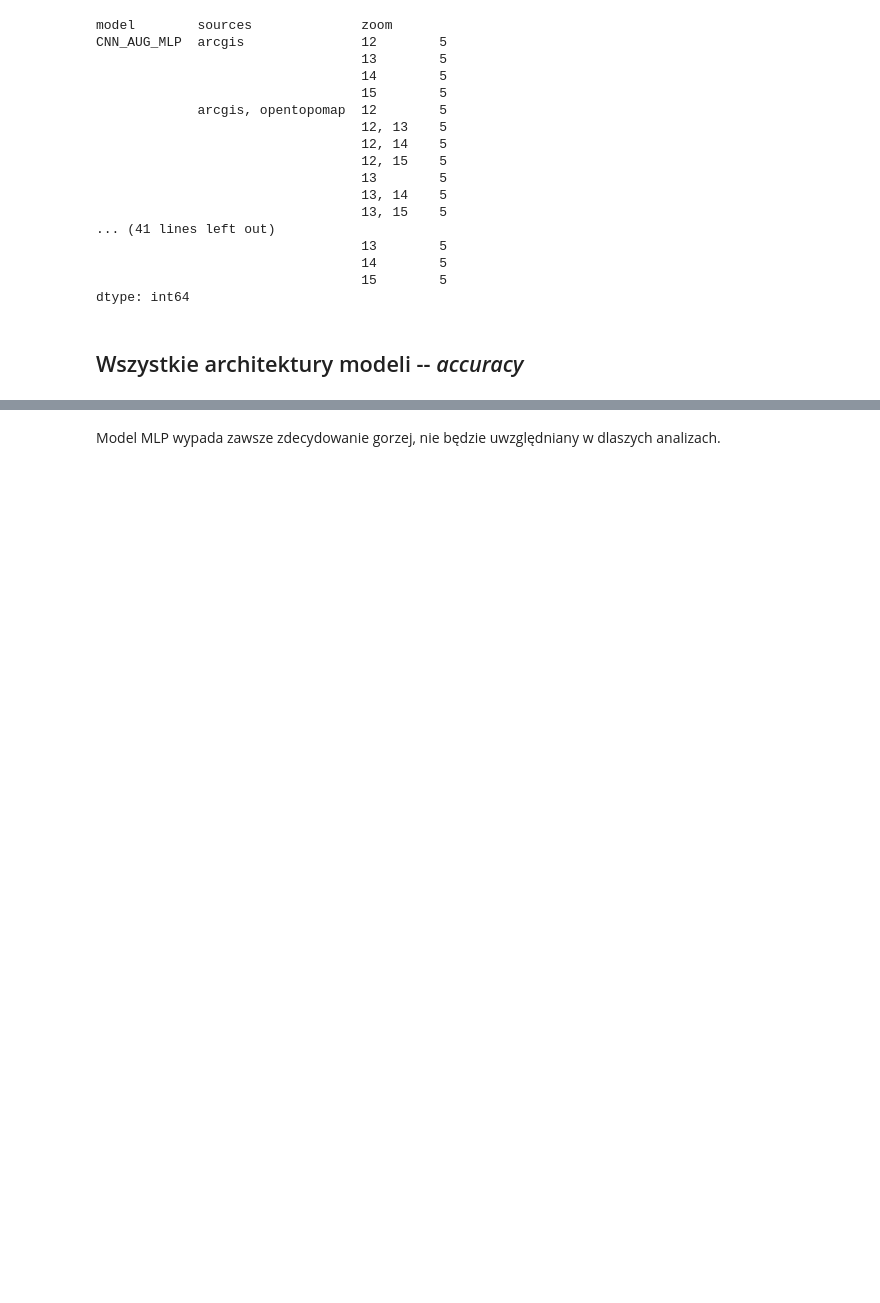
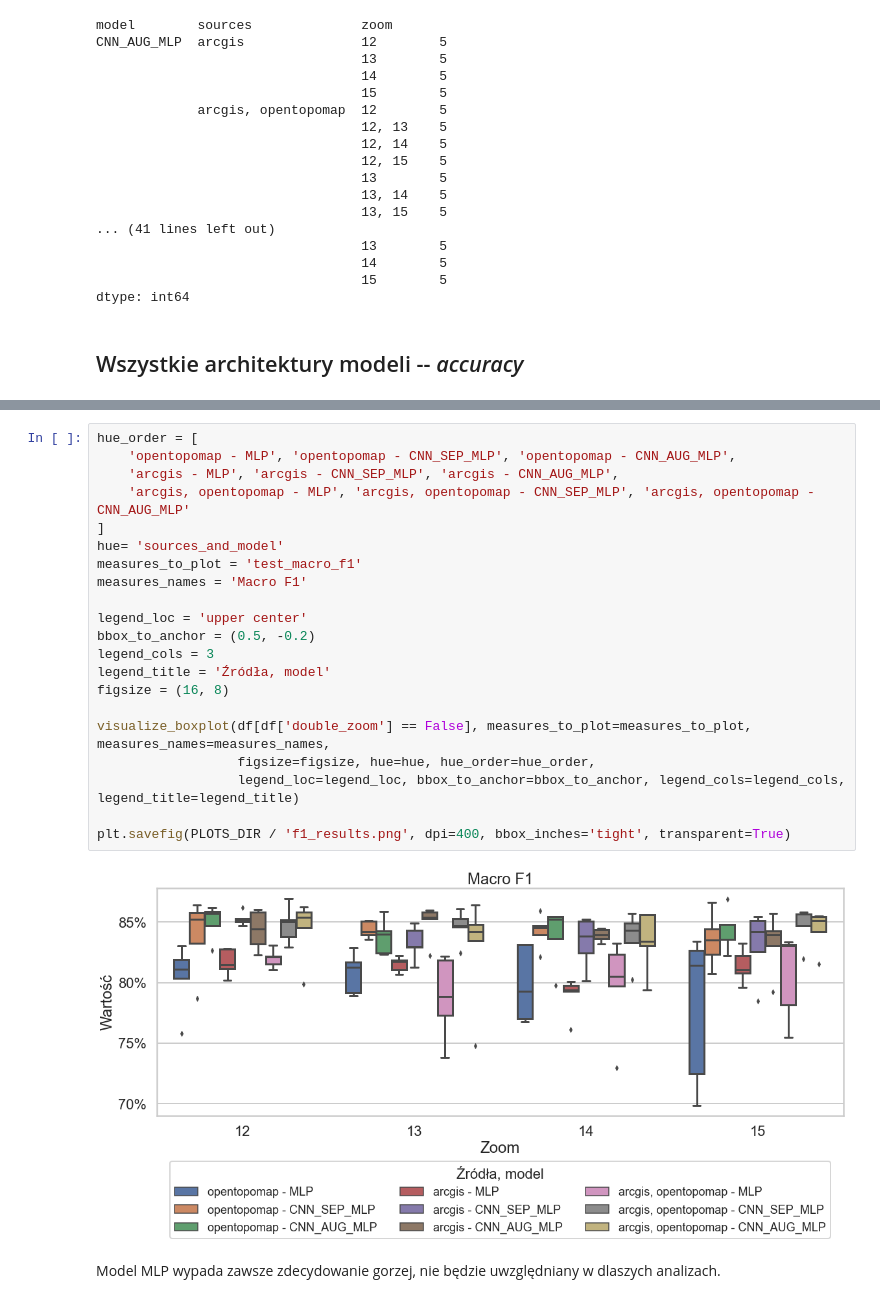
Before and after one commit to janslowik/huhuha, a Jupyter notebook: notebooks/results_visualisation.ipynb, the cells around one changed output, grey strips where cells are left out. Saved outputs shown, nothing was run; the diff lists cells and outputs as text; blank space fills up the shorter version.

```diff
--- a/notebooks/results_visualisation.ipynb
+++ b/notebooks/results_visualisation.ipynb
@@ -193,3 +193,26 @@ plt.savefig(PLOTS_DIR / 'accuracies_results.png', dpi=400, bbox_inches='tight')
+# %%
+hue_order = [
+    'opentopomap - MLP', 'opentopomap - CNN_SEP_MLP', 'opentopomap - CNN_AUG_MLP',
+    'arcgis - MLP', 'arcgis - CNN_SEP_MLP', 'arcgis - CNN_AUG_MLP',
+    'arcgis, opentopomap - MLP', 'arcgis, opentopomap - CNN_SEP_MLP', 'arcgis, opentopomap - CNN_AUG_MLP'
+]
+hue= 'sources_and_model'
+measures_to_plot = 'test_macro_f1'
+measures_names = 'Macro F1'
+
+legend_loc = 'upper center'
+bbox_to_anchor = (0.5, -0.2)
+legend_cols = 3
+legend_title = 'Źródła, model'
+figsize = (16, 8)
+
+visualize_boxplot(df[df['double_zoom'] == False], measures_to_plot=measures_to_plot, measures_names=measures_names,
+                  figsize=figsize, hue=hue, hue_order=hue_order,
+                  legend_loc=legend_loc, bbox_to_anchor=bbox_to_anchor, legend_cols=legend_cols, legend_title=legend_title)
+
+plt.savefig(PLOTS_DIR / 'f1_results.png', dpi=400, bbox_inches='tight', transparent=True)
+# %% [output]
+[figure, added]
 # %% [markdown]
 Model MLP wypada zawsze zdecydowanie gorzej, nie będzie uwzględniany w dlaszych analizach.
 # %% [markdown]
```
Also changed, not shown: parts of 8 cells of this notebook, 1 other file.
